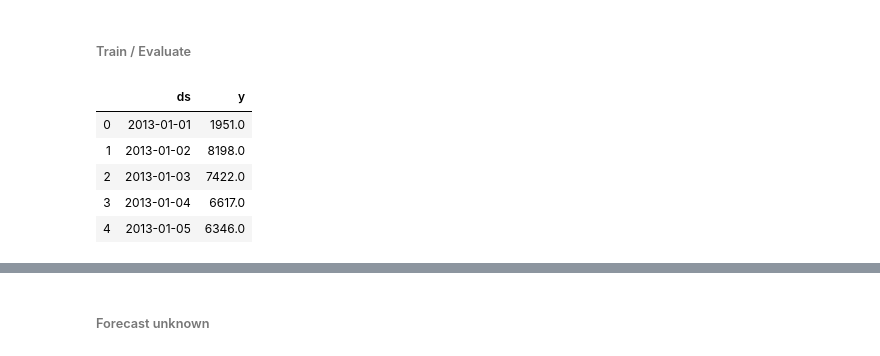
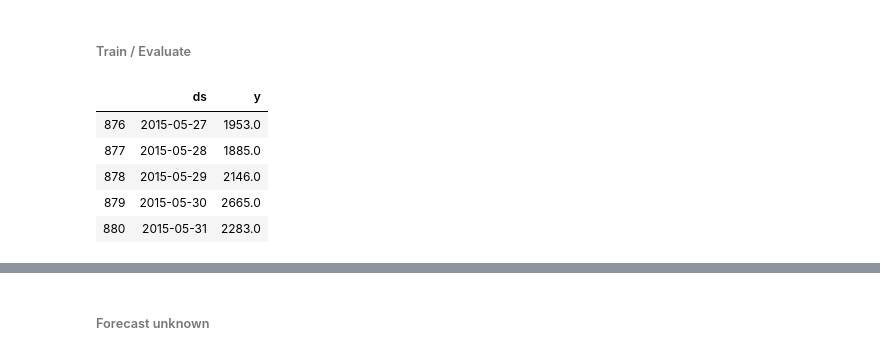
Before and after one commit to mdipietro09/DataScience_ArtificialIntelligence_Utils, a Jupyter notebook: time_series/forecast_example.ipynb, the cells around one changed output, grey strips where cells are left out. Drawn from its saved outputs; the diff is of its cells as text; code cells hidden in the pictures.

```diff
--- a/time_series/forecast_example.ipynb
+++ b/time_series/forecast_example.ipynb
@@ -263,13 +263,17 @@ future = forecast_lstm(ts, model, end="2016-01-01", freq="D", zoom=30, figsize=(
 ### 5 - Model Desing & Testing (prophet)
 # %% [markdown]
 ###### Train / Evaluate
-# %%
-dtf_ts = ts.reset_index().rename(columns={"date":"ds", "sales":"y"})
-dtf_ts.head()
-# %% [output]
-|  | ds | y |
-| 0 | 2013-01-01 | 1951.0 |
-| 1 | 2013-01-02 | 8198.0 |
-| 2 | 2013-01-03 | 7422.0 |
-| 3 | 2013-01-04 | 6617.0 |
-| 4 | 2013-01-05 | 6346.0 |
+# %%
+# Create dataframe with columns 'ds' (dates), 'y' (values), 'cap' (capacity if growth="logistic"),
+# other additional regressor
+dtf_train = ts_train.reset_index().rename(columns={"date":"ds", "sales":"y"})
+dtf_test = ts_test.reset_index().rename(columns={"date":"ds", "sales":"y"})
+
+dtf_train.tail()
+# %% [output]
+|  | ds | y |
+| 876 | 2015-05-27 | 1953.0 |
+| 877 | 2015-05-28 | 1885.0 |
+| 878 | 2015-05-29 | 2146.0 |
+| 879 | 2015-05-30 | 2665.0 |
+| 880 | 2015-05-31 | 2283.0 |
```
Also changed, not shown: parts of 14 cells of this notebook, 1 other file.
